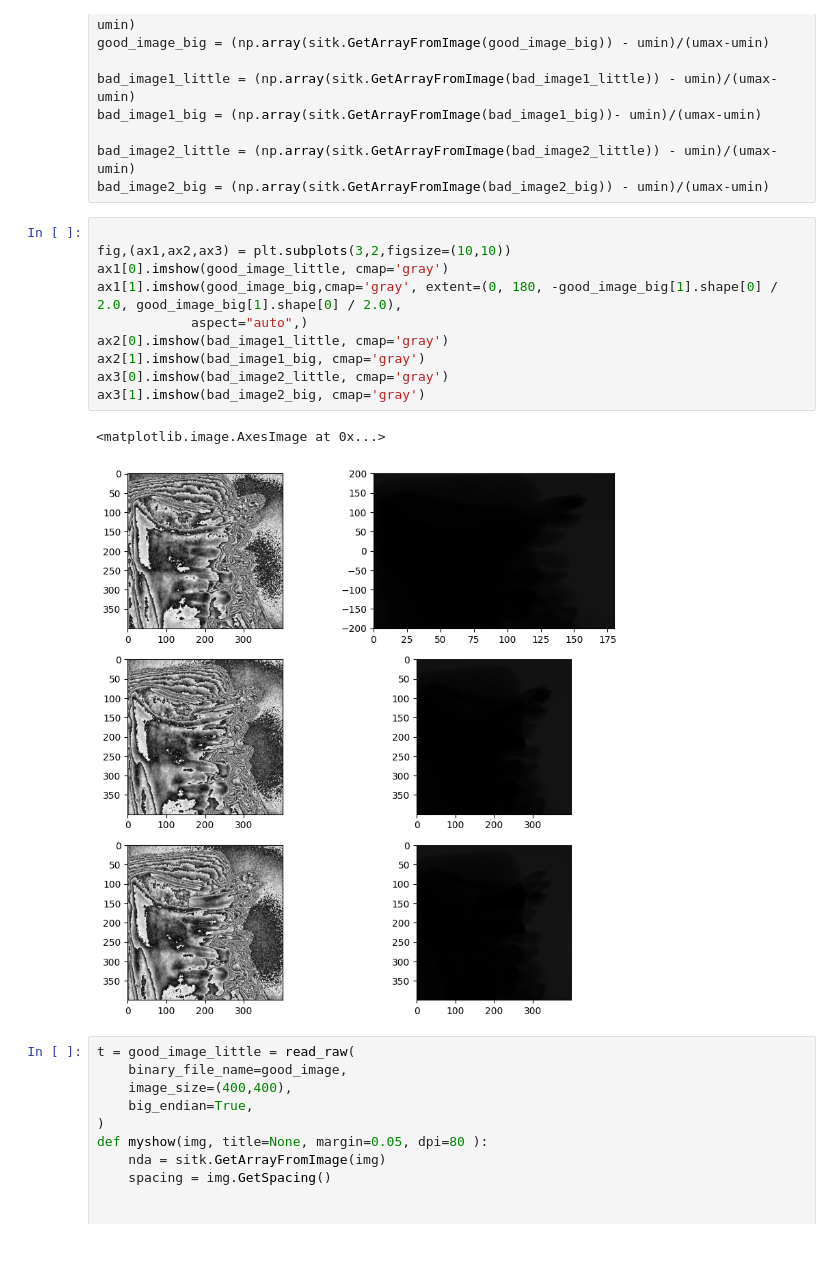
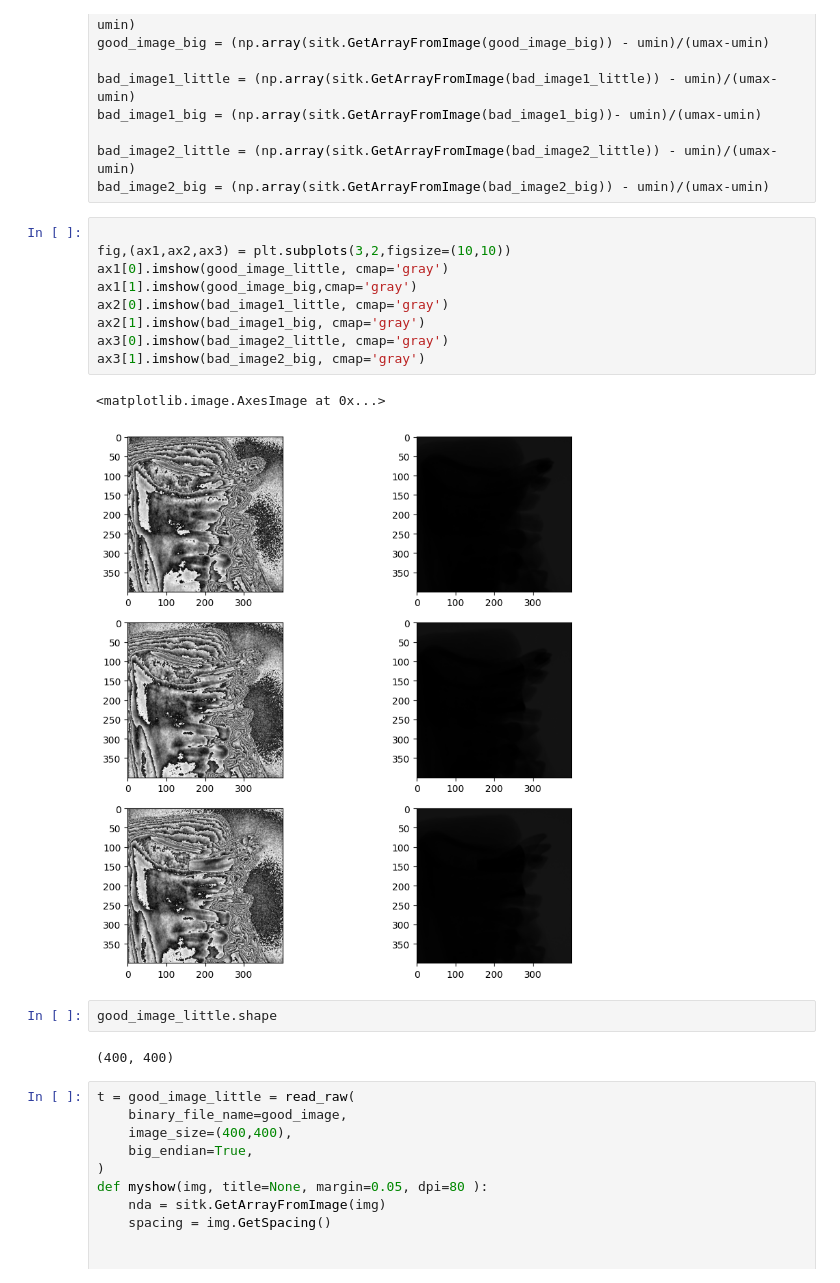
Before and after one commit to FilLTP89/artefacts, a Jupyter notebook: playground/try_SimpleITK.ipynb, the cells around one changed output. Saved outputs shown, nothing was run; the diff lists cells and outputs as text; blank space fills up the shorter version.

```diff
--- a/playground/try_SimpleITK.ipynb
+++ b/playground/try_SimpleITK.ipynb
@@ -152,16 +152,19 @@ bad_image2_big = (np.array(sitk.GetArrayFromImage(bad_image2_big)) - umin)/(umax
 # %%
 
 fig,(ax1,ax2,ax3) = plt.subplots(3,2,figsize=(10,10))
 ax1[0].imshow(good_image_little, cmap='gray')
-ax1[1].imshow(good_image_big,cmap='gray', extent=(0, 180, -good_image_big[1].shape[0] / 2.0, good_image_big[1].shape[0] / 2.0),
-            aspect="auto",)
+ax1[1].imshow(good_image_big,cmap='gray')
 ax2[0].imshow(bad_image1_little, cmap='gray')
 ax2[1].imshow(bad_image1_big, cmap='gray')
 ax3[0].imshow(bad_image2_little, cmap='gray')
 ax3[1].imshow(bad_image2_big, cmap='gray')
 # %% [output]
 <matplotlib.image.AxesImage at 0x...>
-[figure, old version]
+[figure, new version]
+# %%
+good_image_little.shape
+# %% [output]
+(400, 400)
 # %%
 t = good_image_little = read_raw(
     binary_file_name=good_image,
```
Also changed, not shown: parts of 3 cells of this notebook, 47 other files.
